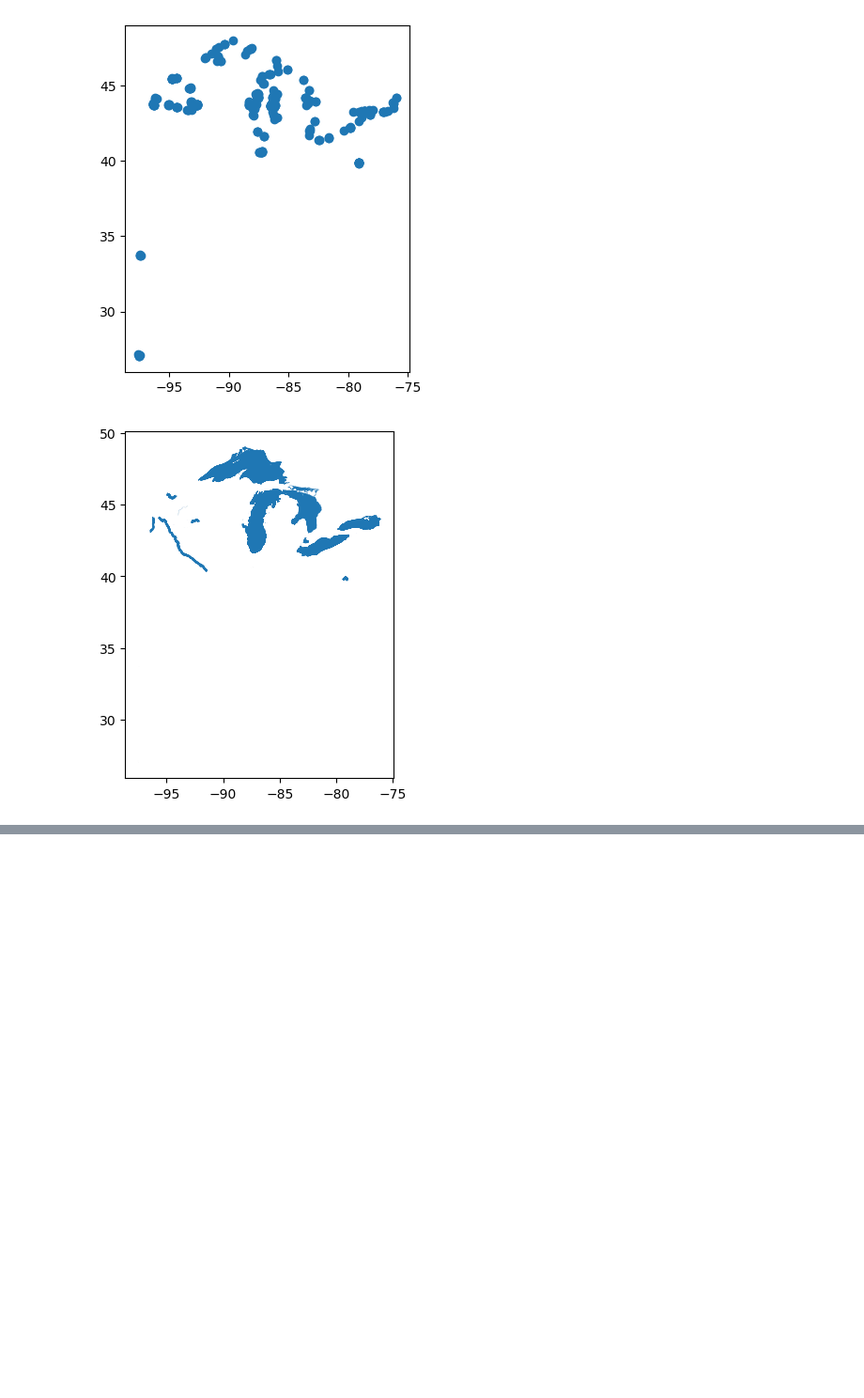
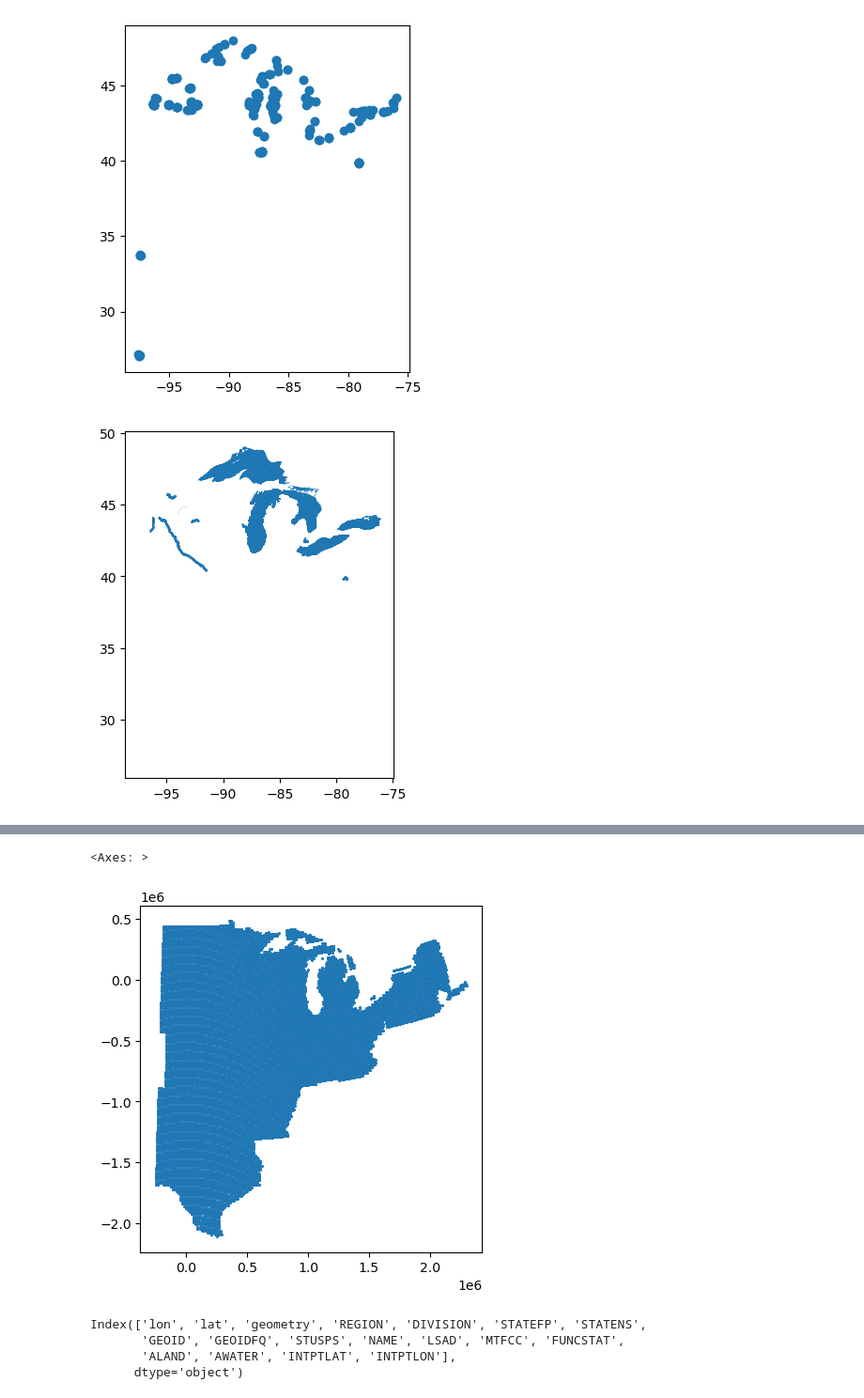
Before and after one commit to mcanearm/biostat696-group-1, a Jupyter notebook: data/process_geodata.ipynb, the cells around one changed output, grey strips where cells are left out. Shown at 94% size. Drawn from its saved outputs; the diff is of its cells as text; code cells hidden in the pictures; blank space fills up the shorter version.

```diff
--- a/data/process_geodata.ipynb
+++ b/data/process_geodata.ipynb
@@ -291,0 +424,6 @@ all_bat_maps.head()
+# %%
+prediction_points = point_grid.sjoin(state_df[["geometry"]], how="inner", predicate="within").drop(columns=["index_right"])
+prediction_points
+
+# all_water_bodies
+# gpd.sjoin_nearest(prediction_points, all_water_bodies, how="left", distance_col="dist_to_water").plot(markersize=0.1)
@@ -291,0 +444,5 @@ all_bat_maps.head()
+# %%
+joined_grid = gpd.sjoin_nearest(prediction_points, all_water_bodies, how="left", distance_col="water_dist").drop(columns="index_right")
+joined_grid = gpd.sjoin(joined_grid, state_df, predicate="within").drop(columns="index_right")
+
+joined_grid[['lon', 'lat', 'geometry', 'water_dist']]
@@ -291,0 +463,26 @@ all_bat_maps.head()
+# %%
+big_bodies_of_water = all_water_bodies.sort_values("SQKM", ascending=False).head(10)
+
+lake_points = gpd.sjoin(
+    joined_grid,
+    big_bodies_of_water,
+    how="inner",
+    predicate="intersects",
+).index
+
+prediction_grid = joined_grid.loc[joined_grid.index.difference(lake_points)][["lon", "lat", "geometry", "water_dist"]].to_crs(epsg=4326)
+
+if False:
+    prediction_grid.to_csv("./data/data/prediction_grid.csv", index=False)
+# %%
+prediction_grid.plot(markersize=1.50)
+# %% [output]
+<Axes: >
+[figure, added]
+# %%
+prediction_grid.columns
+# %% [output]
+Index(['lon', 'lat', 'geometry', 'REGION', 'DIVISION', 'STATEFP', 'STATENS',
+       'GEOID', 'GEOIDFQ', 'STUSPS', 'NAME', 'LSAD', 'MTFCC', 'FUNCSTAT',
+       'ALAND', 'AWATER', 'INTPTLAT', 'INTPTLON'],
+      dtype='object')
```
Also changed, not shown: parts of 25 cells of this notebook, 1 other file.
